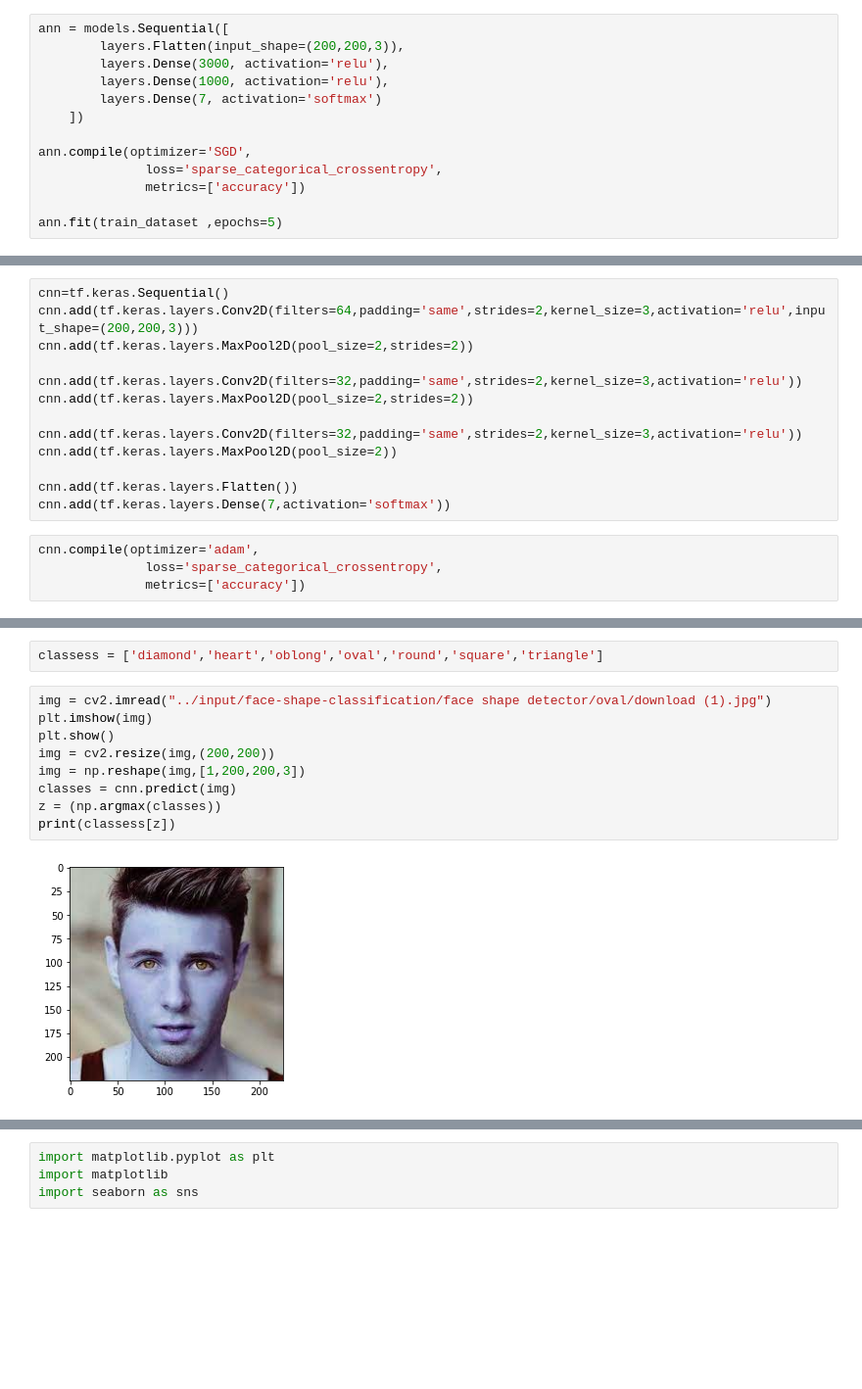
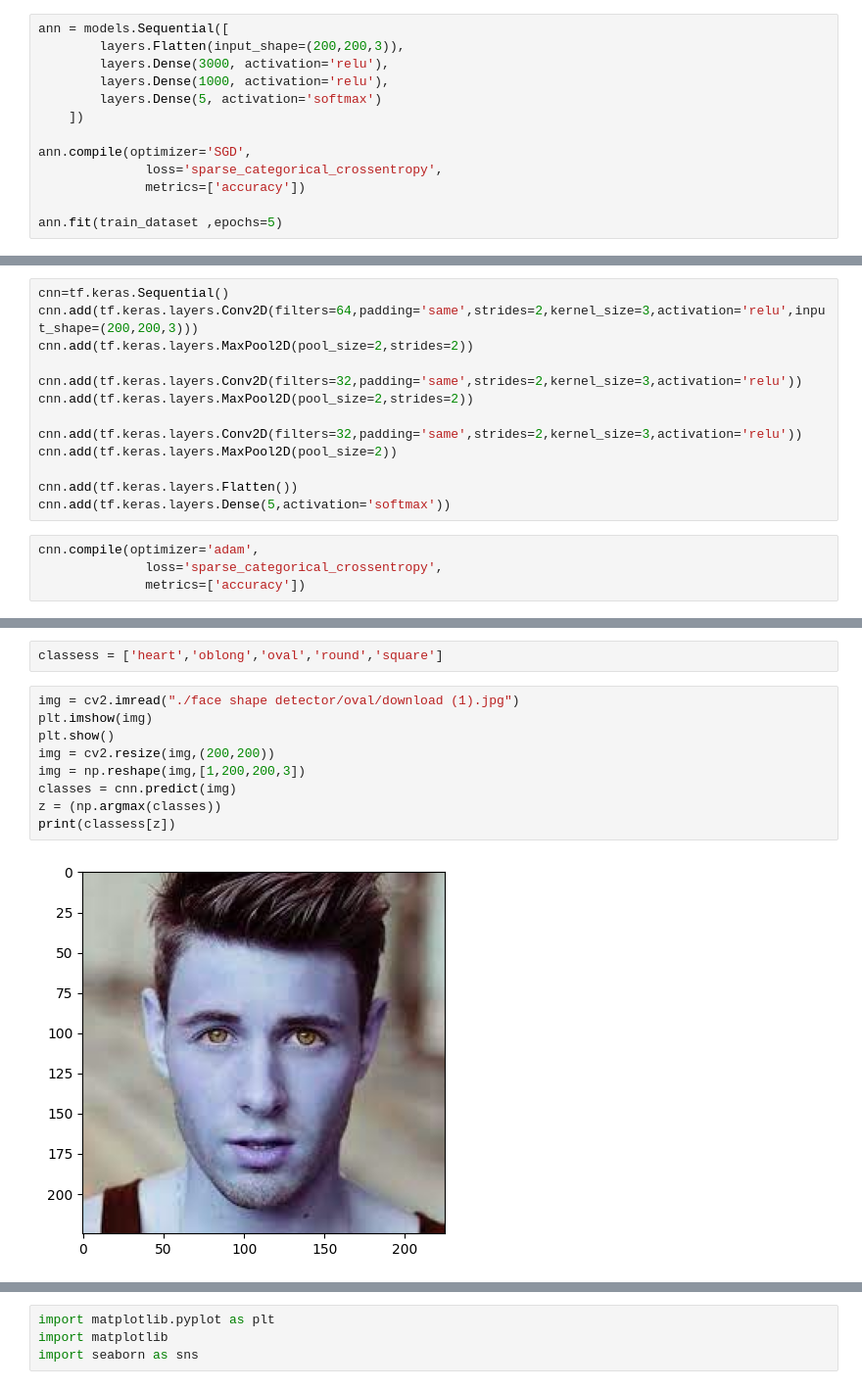
Before and after one commit to jacky96923/Hair-Salon-booking-System, a Jupyter notebook: face-shape-finder.ipynb, the cells around one changed output, grey strips where cells are left out. Shown at 98% size. Saved outputs shown, nothing was run; the diff lists cells and outputs as text; blank space fills up the shorter version.

```diff
--- a/face-shape-finder.ipynb
+++ b/face-shape-finder.ipynb
@@ -54,7 +49,7 @@ ann = models.Sequential([
         layers.Flatten(input_shape=(200,200,3)),
         layers.Dense(3000, activation='relu'),
         layers.Dense(1000, activation='relu'),
-        layers.Dense(7, activation='softmax')
+        layers.Dense(5, activation='softmax')
     ])
 
 ann.compile(optimizer='SGD',
@@ -92,7 +98,7 @@ cnn.add(tf.keras.layers.Conv2D(filters=32,padding='same',strides=2,kernel_size=3
 cnn.add(tf.keras.layers.MaxPool2D(pool_size=2))
 
 cnn.add(tf.keras.layers.Flatten())
-cnn.add(tf.keras.layers.Dense(7,activation='softmax'))
+cnn.add(tf.keras.layers.Dense(5,activation='softmax'))
 # %%
 cnn.compile(optimizer='adam',
               loss='sparse_categorical_crossentropy',
@@ -147,13 +162,13 @@ print(z)
 # %%
-classess = ['diamond','heart','oblong','oval','round','square','triangle']
+classess = ['heart','oblong','oval','round','square']
 # %%
-img = cv2.imread("../input/face-shape-classification/face shape detector/oval/download (1).jpg")
+img = cv2.imread("./face shape detector/oval/download (1).jpg")
 plt.imshow(img)
 plt.show()
 img = cv2.resize(img,(200,200))
 img = np.reshape(img,[1,200,200,3])
 classes = cnn.predict(img)
 z = (np.argmax(classes))
 print(classess[z])
 # %% [output]
-[figure, old version]
+[figure, new version]
```
Also changed, not shown: parts of 14 cells of this notebook, 9 other files.
